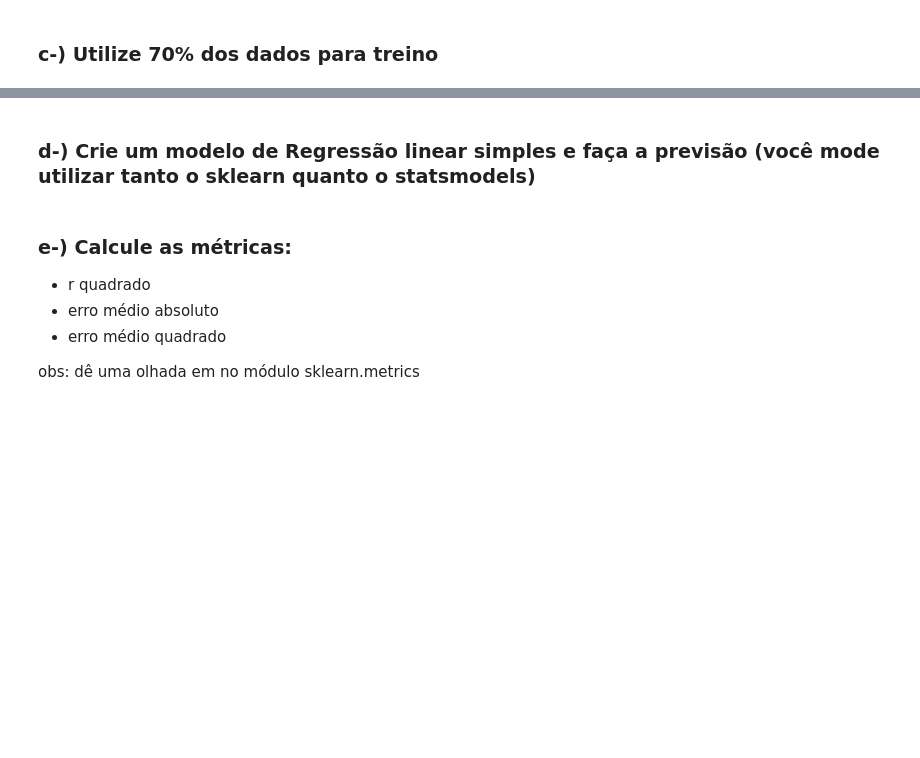
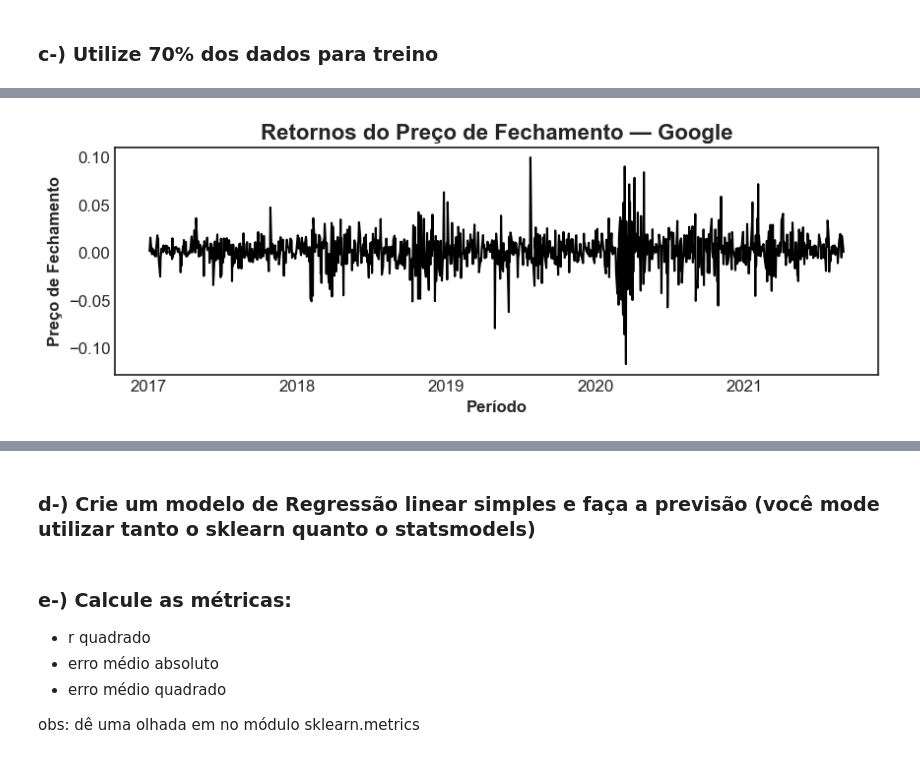
Before and after one commit to anoca-cs/FEA.DEV, a Jupyter notebook: FinQuant/Case/FinQuant Case.ipynb, the cells around one changed output, grey strips where cells are left out. Saved outputs shown, nothing was run; the diff lists cells and outputs as text; code cells hidden in the pictures; blank space fills up the shorter version.

```diff
--- a/FinQuant/Case/FinQuant Case.ipynb
+++ b/FinQuant/Case/FinQuant Case.ipynb
@@ -1736,0 +1831,15 @@ fb.head()
+# %%
+# Plotar o Retorno
+
+plt.style.use('seaborn-v0_8-white')
+fig, ax = plt.subplots()
+fig.set_size_inches([10, 3])
+
+ax.plot(google_retorno, color = 'black')
+
+ax.set_title('Retornos do Preço de Fechamento — Google', fontweight = 'bold', fontsize = 16)
+ax.set_xlabel('Período', fontweight = 'bold', fontsize = 12)
+ax.set_ylabel('Preço de Fechamento', fontweight = 'bold', fontsize = 12)
+plt.show()
+# %% [output]
+[figure, added]
```
Also changed, not shown: parts of 12 cells of this notebook.
